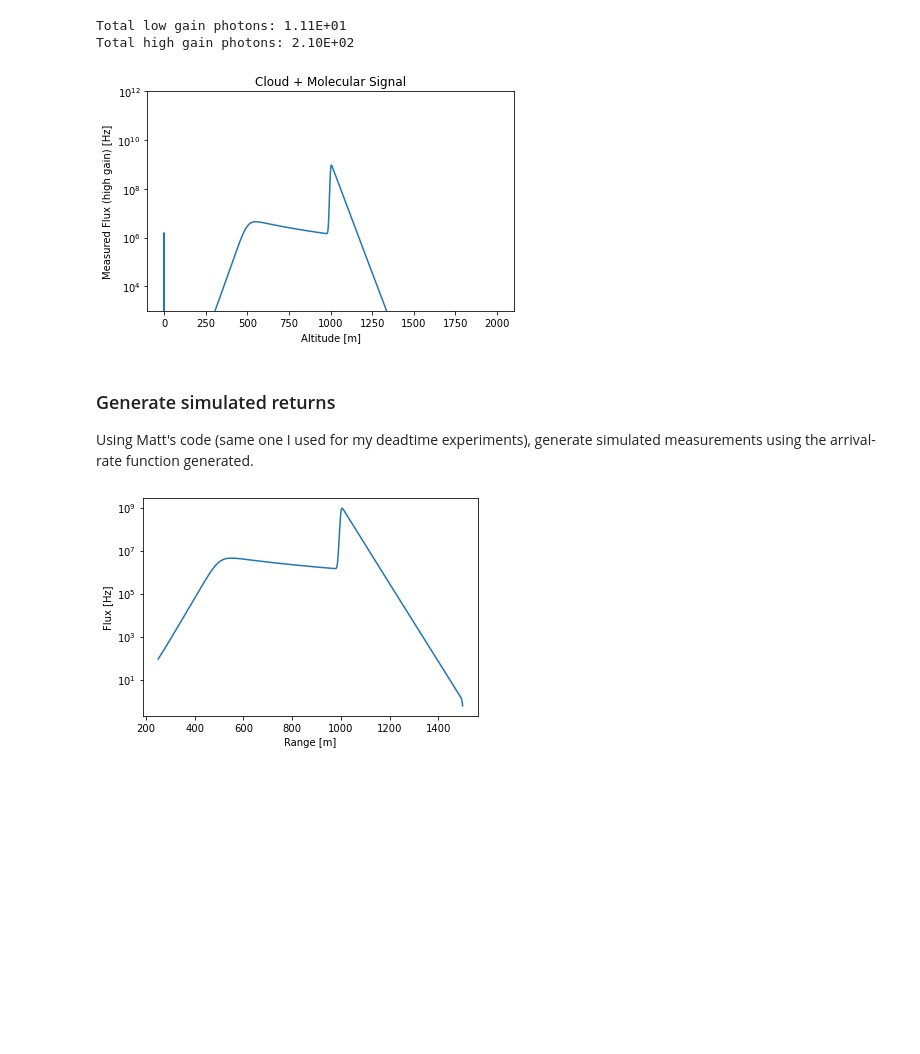
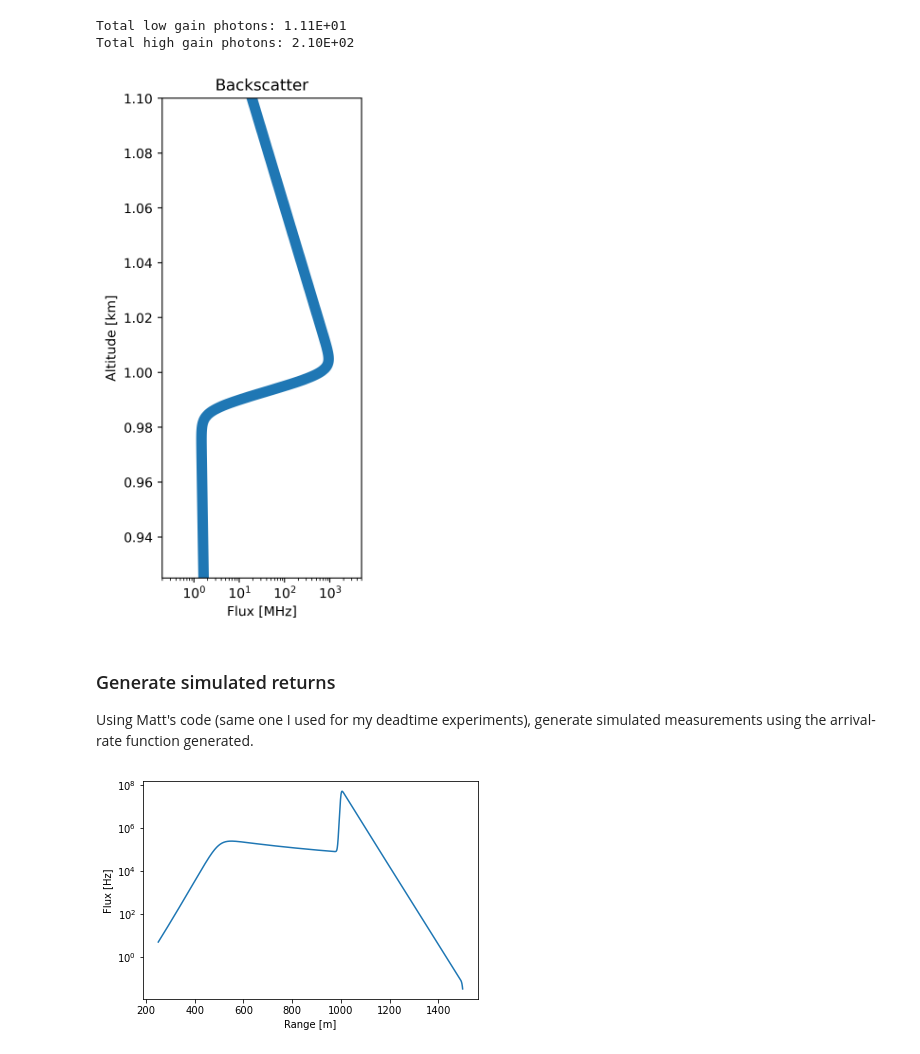
Before and after one commit to gkirchhoff32/Cloud-Measurements, a Jupyter notebook: meas_sim.ipynb, the cells around one changed output. Cells and saved outputs as stored; diff of their text form; code cells hidden in the pictures; blank space fills up the shorter version.

```diff
--- a/meas_sim.ipynb
+++ b/meas_sim.ipynb
@@ -204,19 +204,19 @@ Total high gain photons: 2.10E+02
 # %%
 # Check cloud + mol signal
 
-fig = plt.figure()
+fig = plt.figure(figsize=(3, 6), dpi=400)
 ax = fig.add_subplot(111)
-ax.plot(R, N_com_HG/dt_TCSPC, '-')
-ax.set_xlabel('Altitude [m]')
-ax.set_ylabel('Measured Flux (high gain) [Hz]')
-ax.set_title('Cloud + Molecular Signal')
-ax.set_ylim([1e3,1e12])
-# ax.set_xlim([750, 1250])
-ax.set_yscale('log')
+ax.plot(N_com_HG/dt_TCSPC/1e6, R/1e3, '-', linewidth=8)
+ax.set_ylabel('Altitude [km]')
+ax.set_xlabel('Flux [MHz]')
+ax.set_title('Backscatter')
+ax.set_xlim([2e-1,5e3])
+ax.set_ylim([0.925, 1.100])
+ax.set_xscale('log')
 plt.tight_layout()
 plt.show()
 # %% [output]
-[figure, old version]
+[figure, new version]
 # %% [markdown]
 ### Generate simulated returns
 
@@ -228,7 +228,7 @@ sim_num = 5
 
 use_com = True
 # time_vary = False
-use_hg = True
+use_hg = False
 use_window = True
 
 home = str(Path.home())
@@ -289,7 +289,7 @@ ax.set_ylabel('Flux [Hz]')
 ax.semilogy()
 plt.show()
 # %% [output]
-[figure, old version]
+[figure, new version]
 # %%
 ##### GENERATE SIMULATED DATA #####
 
```
Also changed, not shown: parts of 2 cells of this notebook, 1 other file.
